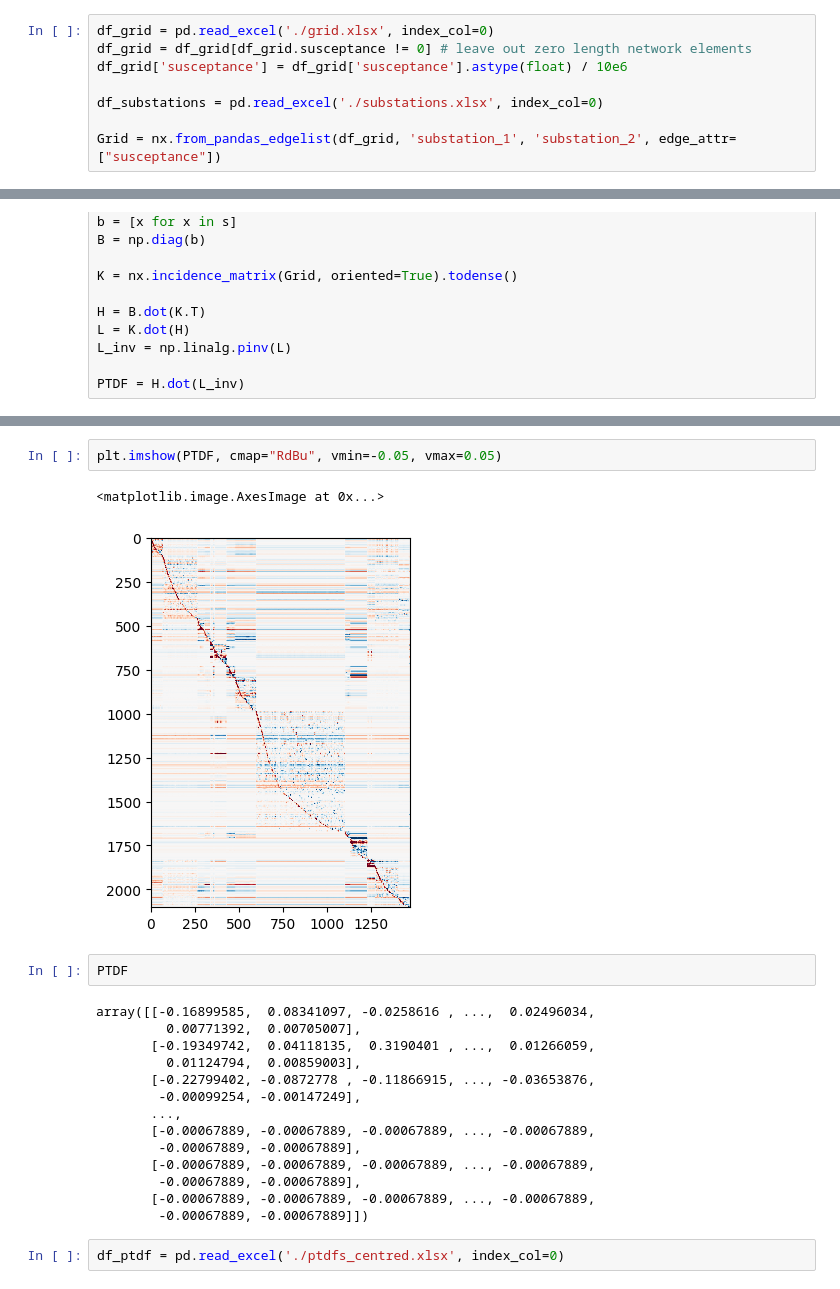
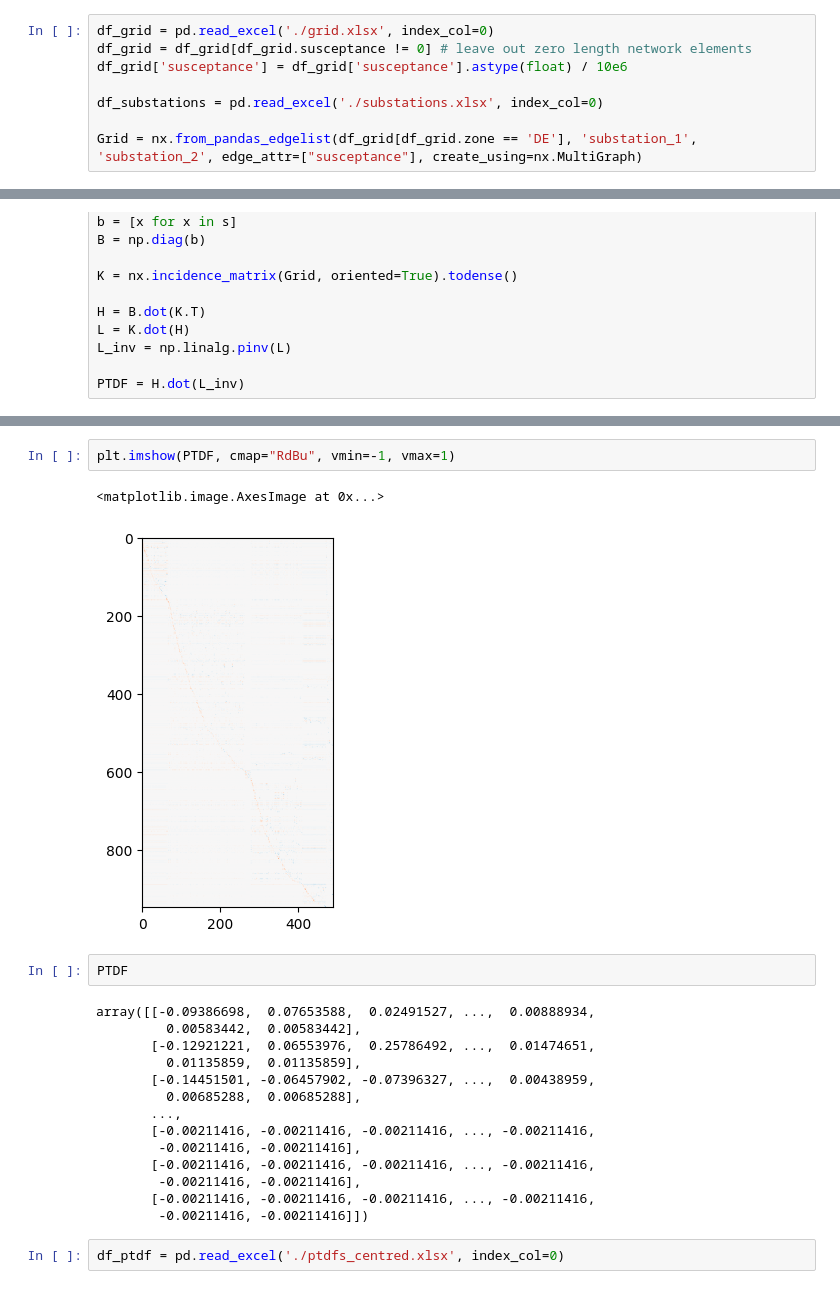
Before and after one commit to kbruninx/FBMC, a Jupyter notebook: flow_based_domain/Nodal PTDF.ipynb, the cells around one changed output, grey strips where cells are left out. Saved outputs shown, nothing was run; the diff lists cells and outputs as text.

```diff
--- a/flow_based_domain/Nodal PTDF.ipynb
+++ b/flow_based_domain/Nodal PTDF.ipynb
@@ -10,7 +11,7 @@ df_grid['susceptance'] = df_grid['susceptance'].astype(float) / 10e6
 
 df_substations = pd.read_excel('./substations.xlsx', index_col=0)
 
-Grid = nx.from_pandas_edgelist(df_grid, 'substation_1', 'substation_2', edge_attr=["susceptance"])
+Grid = nx.from_pandas_edgelist(df_grid[df_grid.zone == 'DE'], 'substation_1', 'substation_2', edge_attr=["susceptance"], create_using=nx.MultiGraph)
 # %%
 display(df_grid)
 # %% [output]
@@ -49,24 +75,24 @@ plt.imshow(K, cmap="RdBu", vmin=-1, vmax=1)
 # %%
-plt.imshow(PTDF, cmap="RdBu", vmin=-0.05, vmax=0.05)
+plt.imshow(PTDF, cmap="RdBu", vmin=-1, vmax=1)
 # %% [output]
 <matplotlib.image.AxesImage at 0x...>
-[figure, old version]
+[figure, new version]
 # %%
 PTDF
 # %% [output]
-array([[-0.16899585,  0.08341097, -0.0258616 , ...,  0.02496034,
-         0.00771392,  0.00705007],
-       [-0.19349742,  0.04118135,  0.3190401 , ...,  0.01266059,
-         0.01124794,  0.00859003],
-       [-0.22799402, -0.0872778 , -0.11866915, ..., -0.03653876,
-        -0.00099254, -0.00147249],
+array([[-0.09386698,  0.07653588,  0.02491527, ...,  0.00888934,
+         0.00583442,  0.00583442],
+       [-0.12921221,  0.06553976,  0.25786492, ...,  0.01474651,
+         0.01135859,  0.01135859],
+       [-0.14451501, -0.06457902, -0.07396327, ...,  0.00438959,
+         0.00685288,  0.00685288],
        ...,
-       [-0.00067889, -0.00067889, -0.00067889, ..., -0.00067889,
-        -0.00067889, -0.00067889],
-       [-0.00067889, -0.00067889, -0.00067889, ..., -0.00067889,
-        -0.00067889, -0.00067889],
-       [-0.00067889, -0.00067889, -0.00067889, ..., -0.00067889,
-        -0.00067889, -0.00067889]])
+       [-0.00211416, -0.00211416, -0.00211416, ..., -0.00211416,
+        -0.00211416, -0.00211416],
+       [-0.00211416, -0.00211416, -0.00211416, ..., -0.00211416,
+        -0.00211416, -0.00211416],
+       [-0.00211416, -0.00211416, -0.00211416, ..., -0.00211416,
+        -0.00211416, -0.00211416]])
 # %%
 df_ptdf = pd.read_excel('./ptdfs_centred.xlsx', index_col=0)
 # %%
```
Also changed, not shown: parts of 6 cells of this notebook, 5 other files.
